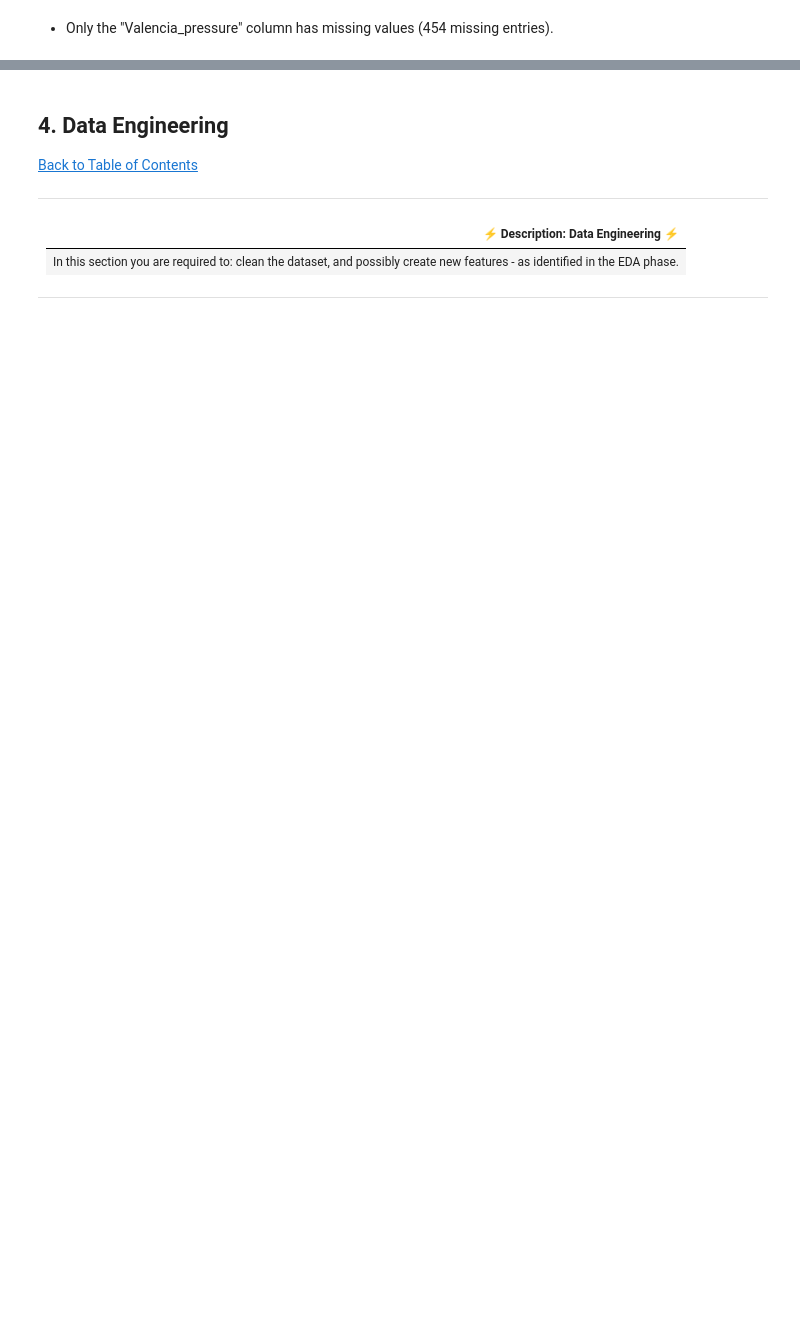
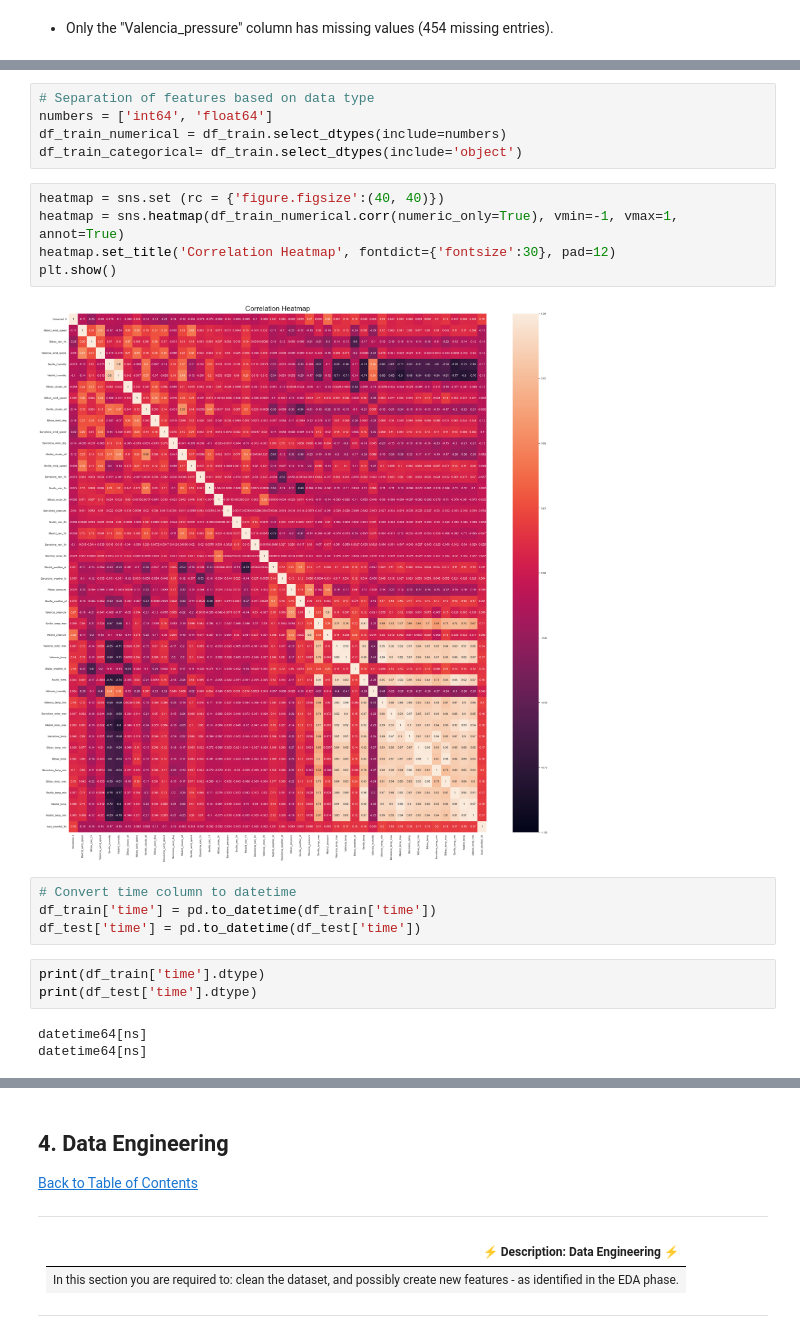
Before and after one commit to AneleMaphalala/Regression-Sprint-2307FTDS-Anele-Maphalala, a Jupyter notebook: Notebook.ipynb, the cells around one changed output, grey strips where cells are left out. Drawn from its saved outputs; the diff is of its cells as text; blank space fills up the shorter version.

```diff
--- a/Notebook.ipynb
+++ b/Notebook.ipynb
@@ -292,0 +320,22 @@ dtype: int64
+# %%
+# Separation of features based on data type
+numbers = ['int64', 'float64']
+df_train_numerical = df_train.select_dtypes(include=numbers)
+df_train_categorical= df_train.select_dtypes(include='object')
+# %%
+heatmap = sns.set (rc = {'figure.figsize':(40, 40)})
+heatmap = sns.heatmap(df_train_numerical.corr(numeric_only=True), vmin=-1, vmax=1, annot=True)
+heatmap.set_title('Correlation Heatmap', fontdict={'fontsize':30}, pad=12)
+plt.show()
+# %% [output]
+[figure, added]
+# %%
+# Convert time column to datetime
+df_train['time'] = pd.to_datetime(df_train['time'])
+df_test['time'] = pd.to_datetime(df_test['time'])
+# %%
+print(df_train['time'].dtype)
+print(df_test['time'].dtype)
+# %% [output]
+datetime64[ns]
+datetime64[ns]
```
Also changed, not shown: parts of 14 cells of this notebook.
